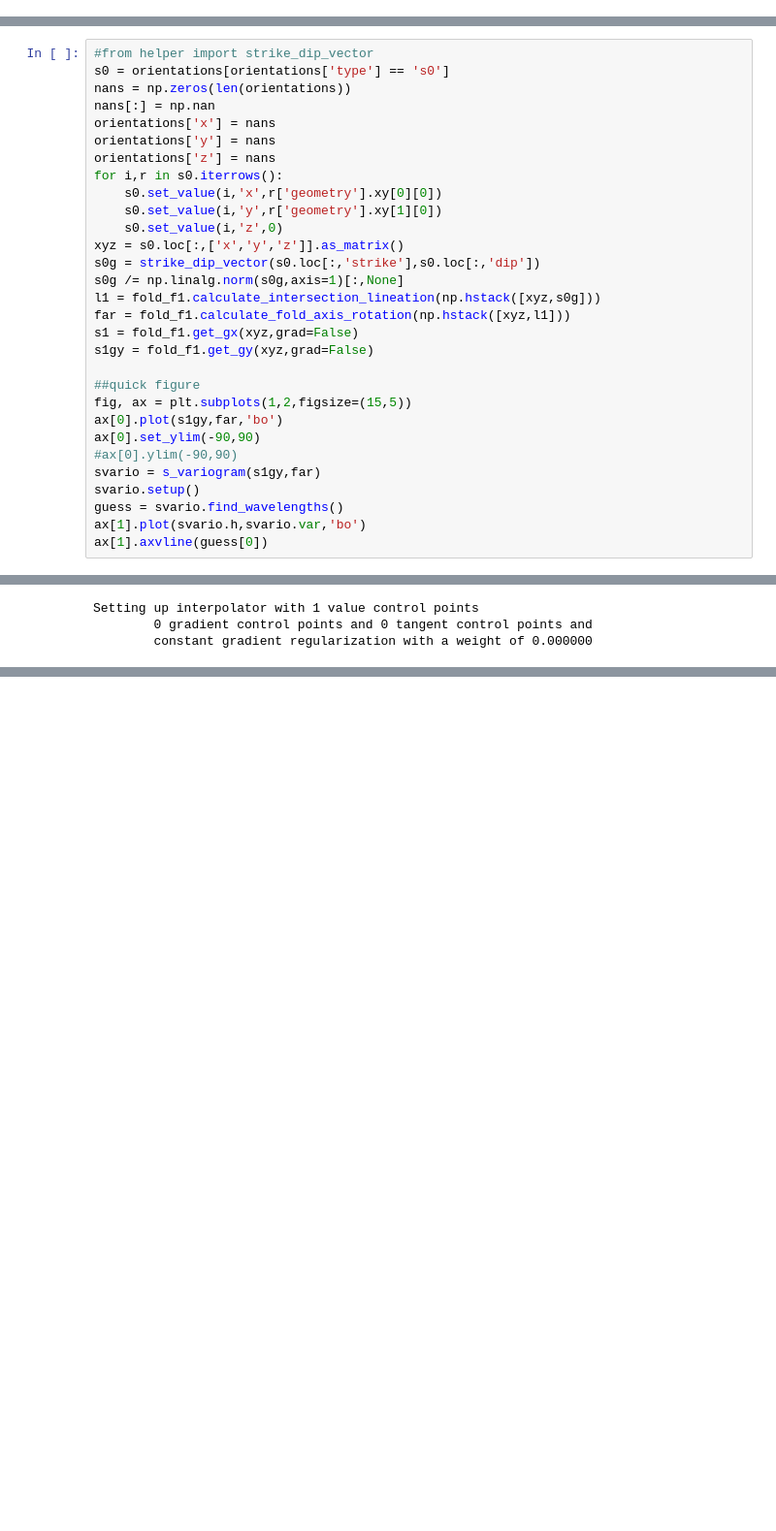
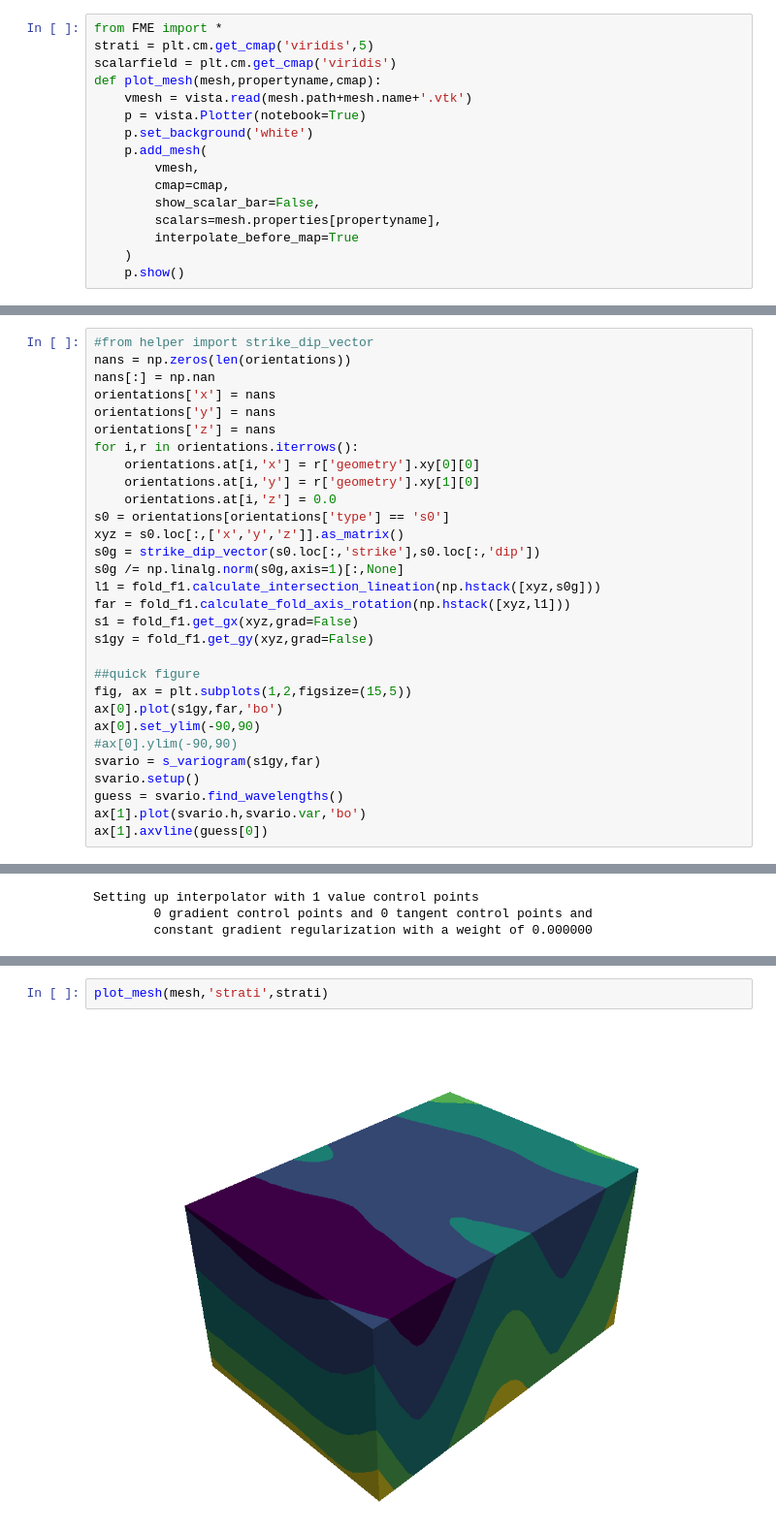
Before and after one commit to Loop3D/LoopStructural, a Jupyter notebook: notebooks/Grose2017 Noddy Fold.ipynb, the cells around one changed output, grey strips where cells are left out. Shown: that part at 97% size. Cells and saved outputs as stored; diff of their text form; blank space fills up the shorter version.

```diff
--- a/notebooks/Grose2017 Noddy Fold.ipynb
+++ b/notebooks/Grose2017 Noddy Fold.ipynb
@@ -15,3 +14,19 @@ from FME import *
+# %%
+from FME import *
+strati = plt.cm.get_cmap('viridis',5)
+scalarfield = plt.cm.get_cmap('viridis')
+def plot_mesh(mesh,propertyname,cmap):
+    vmesh = vista.read(mesh.path+mesh.name+'.vtk')
+    p = vista.Plotter(notebook=True)
+    p.set_background('white')
+    p.add_mesh(
+        vmesh,
+        cmap=cmap,
+        show_scalar_bar=False,
+        scalars=mesh.properties[propertyname],
+        interpolate_before_map=True
+    )
+    p.show()
 # %%
 points = geopandas.read_file('data.gpkg',layer='points')
 orientations = geopandas.read_file('data.gpkg',layer='orientations')
@@ -63,15 +121,15 @@ Setting up interpolator with 1 value control points
 # %%
 #from helper import strike_dip_vector
-s0 = orientations[orientations['type'] == 's0']
 nans = np.zeros(len(orientations))
 nans[:] = np.nan
 orientations['x'] = nans
 orientations['y'] = nans
 orientations['z'] = nans
-for i,r in s0.iterrows():
-    s0.set_value(i,'x',r['geometry'].xy[0][0])
-    s0.set_value(i,'y',r['geometry'].xy[1][0])
-    s0.set_value(i,'z',0)
+for i,r in orientations.iterrows():
+    orientations.at[i,'x'] = r['geometry'].xy[0][0]
+    orientations.at[i,'y'] = r['geometry'].xy[1][0]
+    orientations.at[i,'z'] = 0.0
+s0 = orientations[orientations['type'] == 's0']
 xyz = s0.loc[:,['x','y','z']].as_matrix()
 s0g = strike_dip_vector(s0.loc[:,'strike'],s0.loc[:,'dip'])
 s0g /= np.linalg.norm(s0g,axis=1)[:,None]
@@ -175,0 +226,4 @@ Setting up interpolator with 1 value control points
+# %%
+plot_mesh(mesh,'strati',strati)
+# %% [output]
+[figure, added]
```
Also changed, not shown: parts of 7 cells of this notebook, 6 other files.
